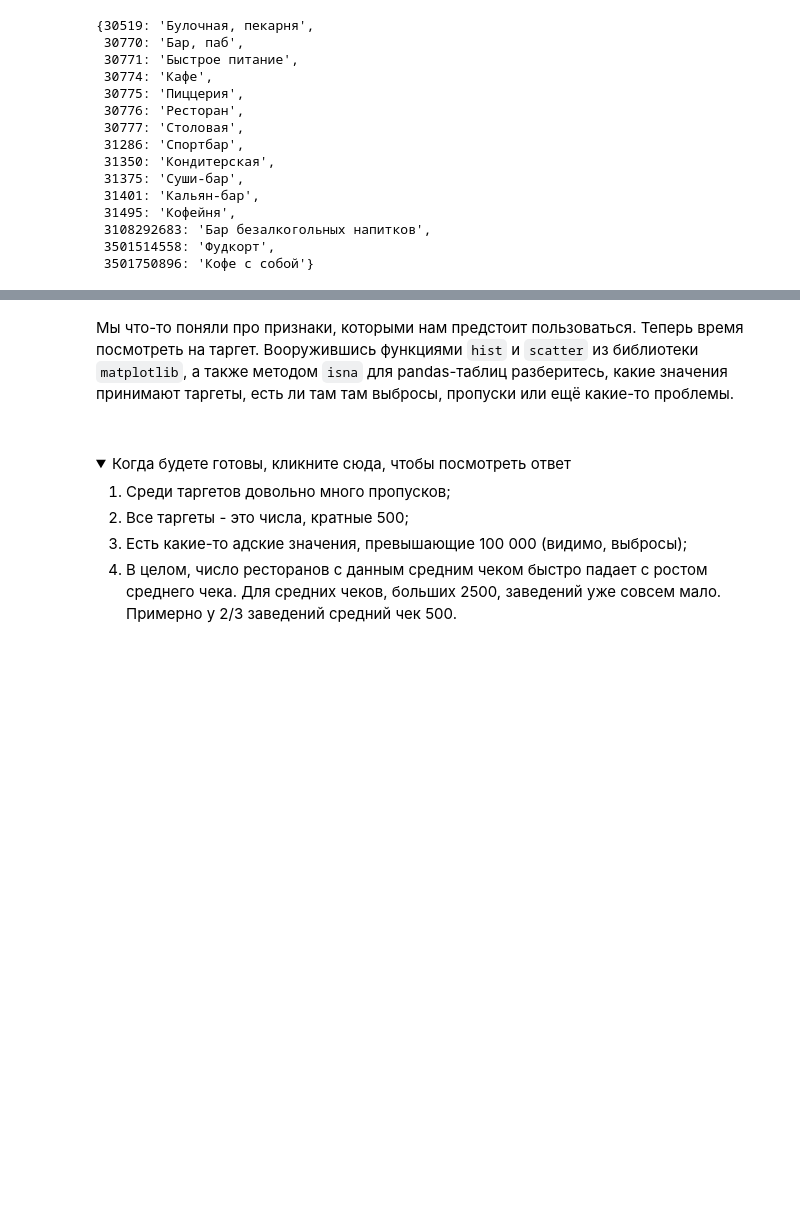
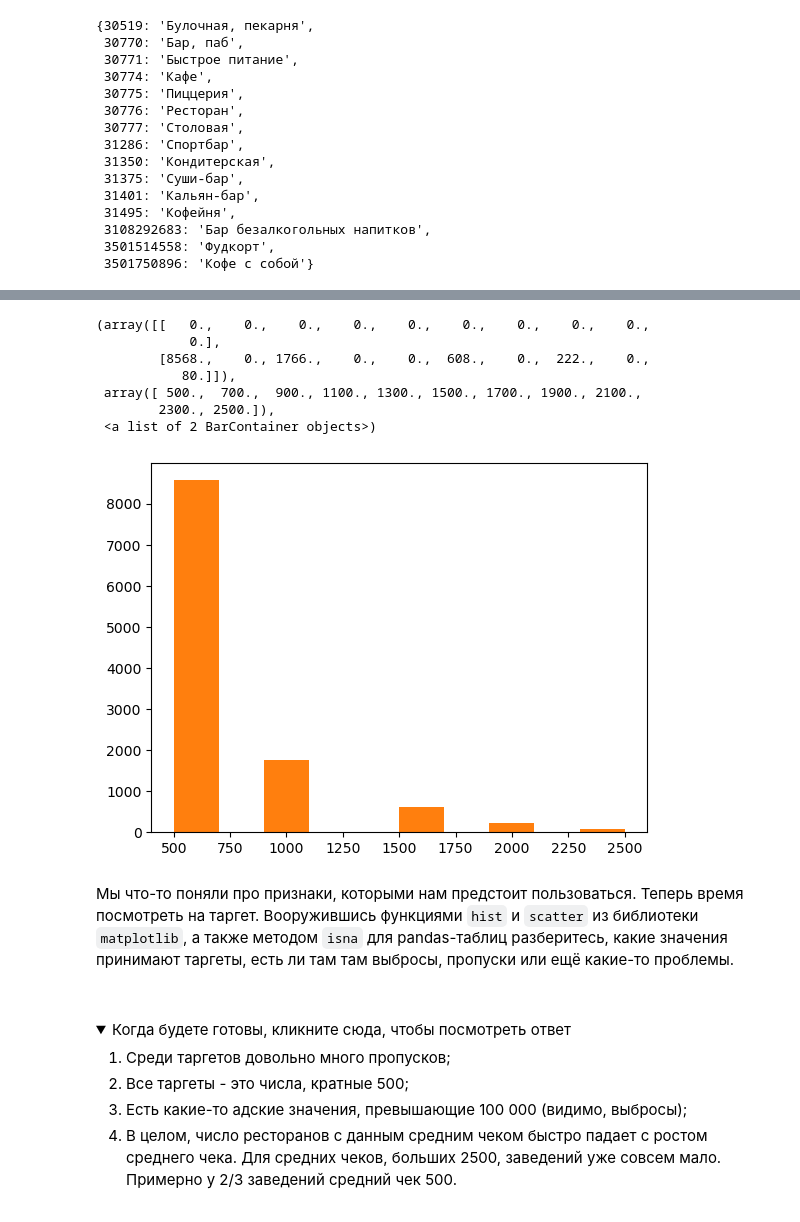
Before and after one commit to Amodion/YandexSourcebook, a Jupyter notebook: autohw_intro_ML_92e1d33a4d.ipynb, the cells around one changed output, grey strips where cells are left out. Cells and saved outputs as stored; diff of their text form; code cells hidden in the pictures; folded sections open; blank space fills up the shorter version.

```diff
--- a/autohw_intro_ML_92e1d33a4d.ipynb
+++ b/autohw_intro_ML_92e1d33a4d.ipynb
@@ -212,3 +217,5 @@ rubric_dict
  3108292683: 'Бар безалкогольных напитков',
  3501514558: 'Фудкорт',
  3501750896: 'Кофе с собой'}
+# %%
+data = data.loc[data['average_bill'].notna()]
@@ -215,3 +237,19 @@ rubric_dict
+# %%
+data = data.loc[data['average_bill'].notna()]
+data = data.loc[data['average_bill'] < 3000]
+data_msk = data.loc[data.city == 'mks']
+data_spb = data.loc[data.city == 'spb']
+# %%
+plt.hist(x=[data_msk.average_bill, data_spb.average_bill], stacked=True)
+# %% [output]
+(array([[   0.,    0.,    0.,    0.,    0.,    0.,    0.,    0.,    0.,
+            0.],
+        [8568.,    0., 1766.,    0.,    0.,  608.,    0.,  222.,    0.,
+           80.]]),
+ array([ 500.,  700.,  900., 1100., 1300., 1500., 1700., 1900., 2100.,
+        2300., 2500.]),
+ <a list of 2 BarContainer objects>)
+[figure, added]
 # %% [markdown]
 Мы что-то поняли про признаки, которыми нам предстоит пользоваться. Теперь время посмотреть на таргет. Вооружившись функциями ``hist`` и ``scatter`` из библиотеки ``matplotlib``, а также методом ``isna`` для pandas-таблиц разберитесь, какие значения принимают таргеты, есть ли там там выбросы, пропуски или ещё какие-то проблемы.
 
```
Also changed, not shown: parts of 21 cells of this notebook.
